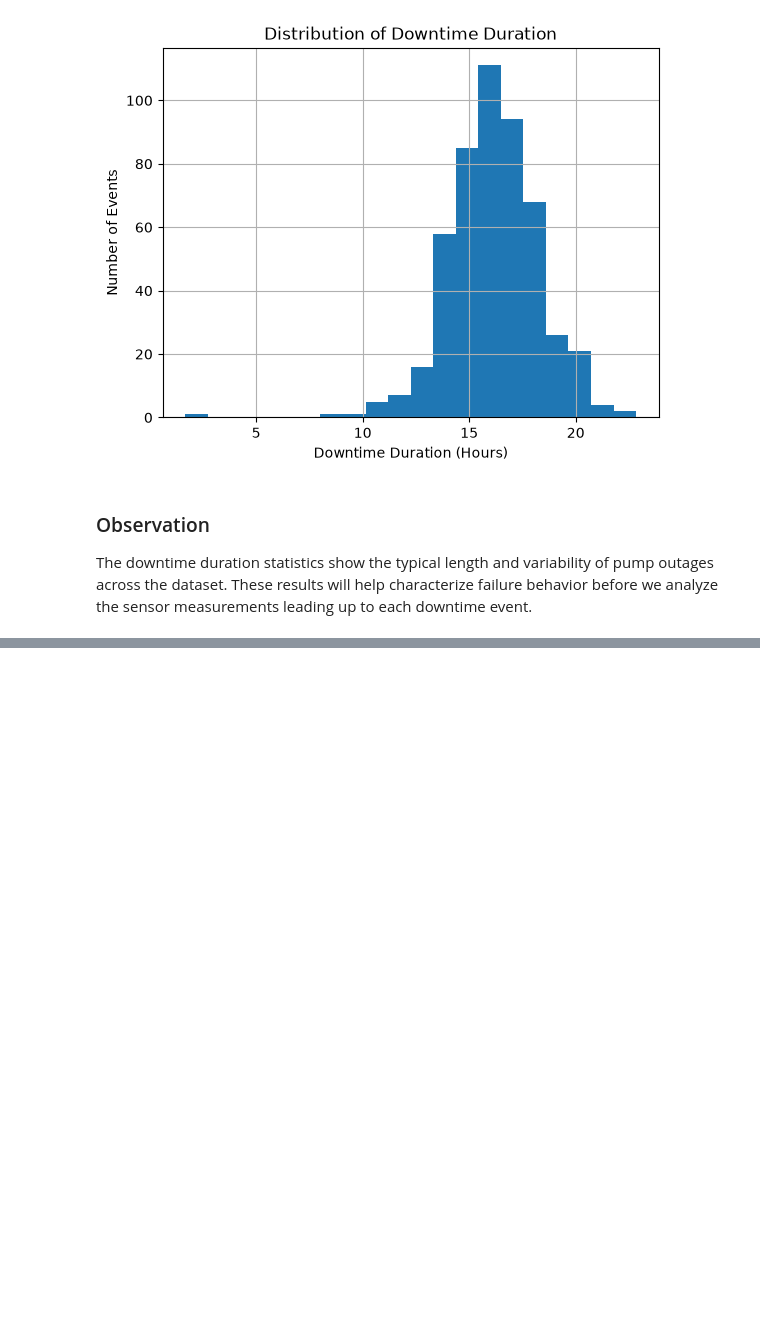
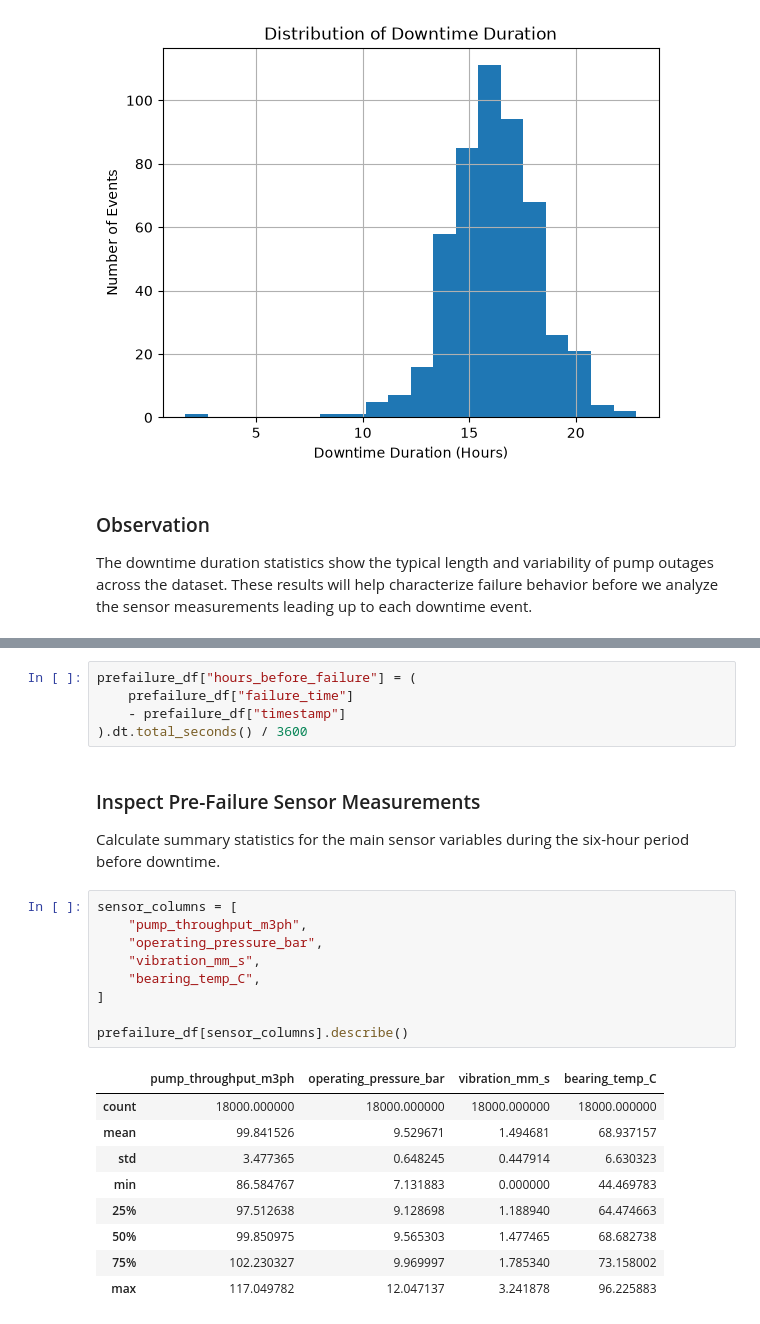
Before and after one commit to MohnishMehta/Break-Through-Tech-ML-Pipeline, a Jupyter notebook: notebooks/01_data_exploration.ipynb, the cells around one changed output, grey strips where cells are left out. Drawn from its saved outputs; the diff is of its cells as text; blank space fills up the shorter version.

```diff
--- a/notebooks/01_data_exploration.ipynb
+++ b/notebooks/01_data_exploration.ipynb
@@ -379,0 +457,28 @@ The downtime duration statistics show the typical length and variability of pump
+# %%
+prefailure_df["hours_before_failure"] = (
+    prefailure_df["failure_time"]
+    - prefailure_df["timestamp"]
+).dt.total_seconds() / 3600
+# %% [markdown]
+### Inspect Pre-Failure Sensor Measurements
+
+Calculate summary statistics for the main sensor variables during the six-hour period before downtime.
+# %%
+sensor_columns = [
+    "pump_throughput_m3ph",
+    "operating_pressure_bar",
+    "vibration_mm_s",
+    "bearing_temp_C",
+]
+
+prefailure_df[sensor_columns].describe()
+# %% [output]
+|  | pump_throughput_m3ph | operating_pressure_bar | vibration_mm_s | bearing_temp_C |
+| count | 18000.000000 | 18000.000000 | 18000.000000 | 18000.000000 |
+| mean | 99.841526 | 9.529671 | 1.494681 | 68.937157 |
+| std | 3.477365 | 0.648245 | 0.447914 | 6.630323 |
+| min | 86.584767 | 7.131883 | 0.000000 | 44.469783 |
+| 25% | 97.512638 | 9.128698 | 1.188940 | 64.474663 |
+| 50% | 99.850975 | 9.565303 | 1.477465 | 68.682738 |
+| 75% | 102.230327 | 9.969997 | 1.785340 | 73.158002 |
+| max | 117.049782 | 12.047137 | 3.241878 | 96.225883 |
```
Also changed, not shown: parts of 26 cells of this notebook.
